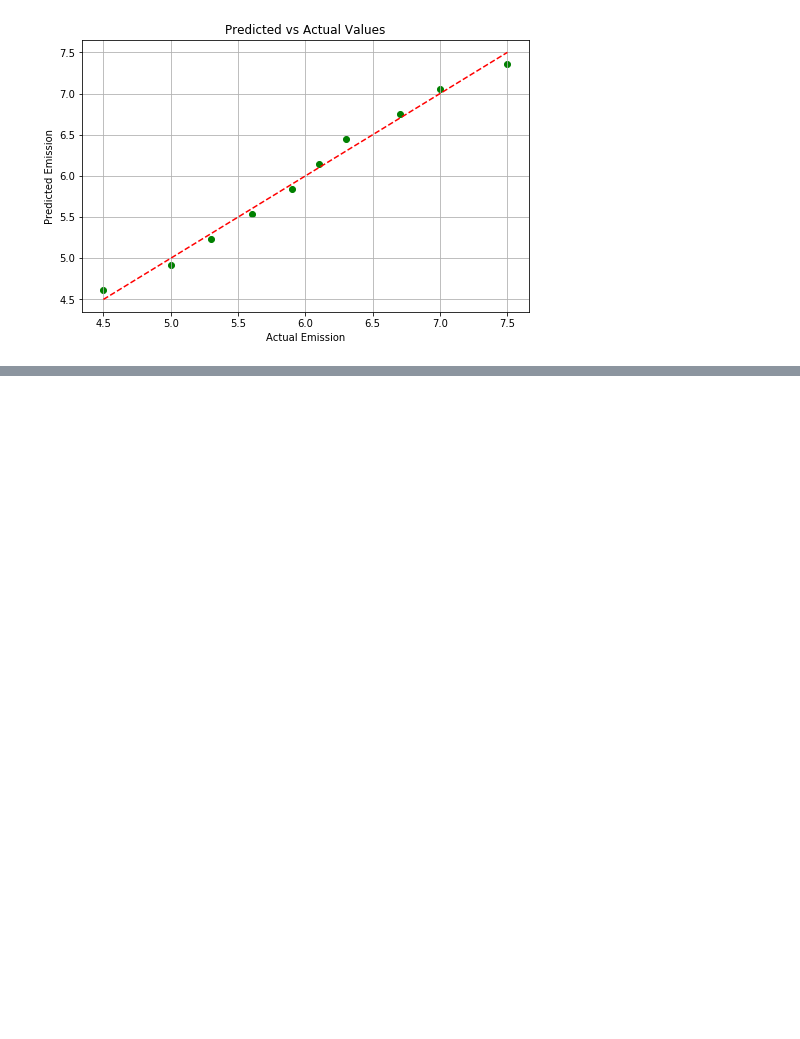
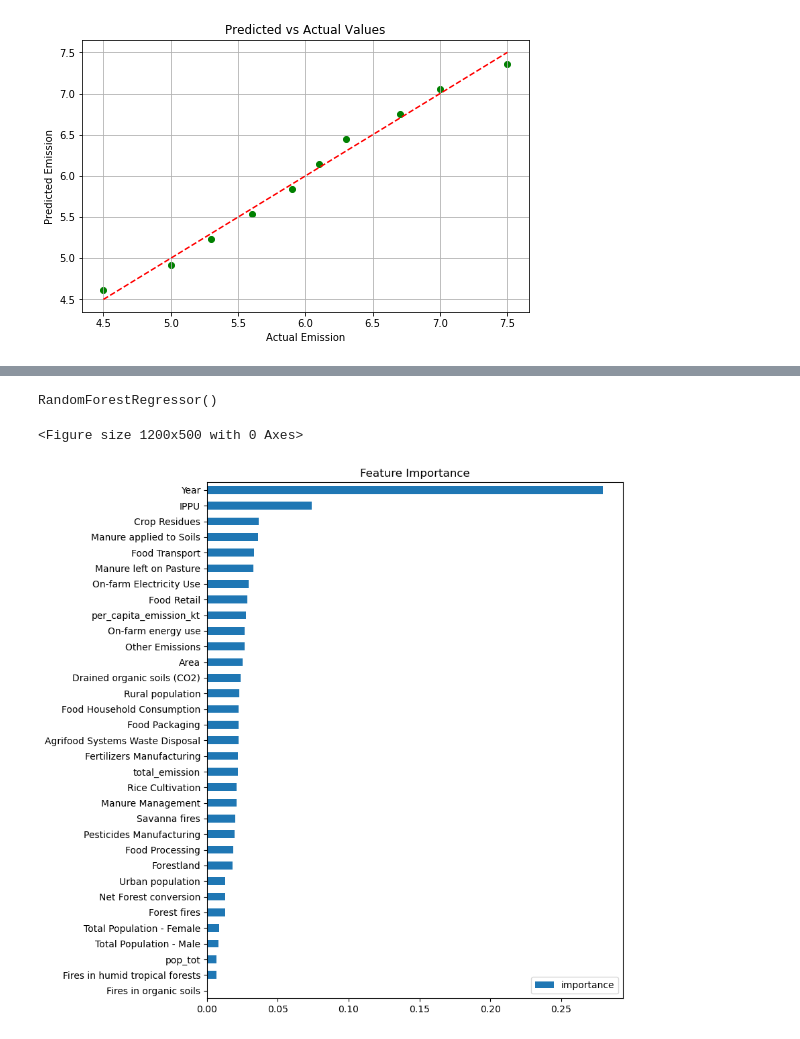
Before and after one commit to Mikateko0926/2401PTDS_Regression_Project, a Jupyter notebook: Regression Project CO2 emissions.ipynb, the cells around one changed output, grey strips where cells are left out. Saved outputs shown, nothing was run; the diff lists cells and outputs as text; code cells hidden in the pictures; blank space fills up the shorter version.

```diff
--- a/Regression Project CO2 emissions.ipynb
+++ b/Regression Project CO2 emissions.ipynb
@@ -805,0 +902,16 @@ plt.show()
+# %%
+reg =  RandomForestRegressor()
+reg.fit(x_train,y_train)
+# %% [output]
+RandomForestRegressor()
+# %%
+# Plotting feature importance with RandomForest
+fi = pd.DataFrame(data=reg.feature_importances_,
+             index=reg.feature_names_in_,
+             columns=['importance'])
+plt.figure(figsize = (12,5))
+fi.sort_values('importance').plot(kind='barh', title='Feature Importance', figsize =(8,10))
+plt.show()
+# %% [output]
+<Figure size 1200x500 with 0 Axes>
+[figure, added]
```
Also changed, not shown: parts of 10 cells of this notebook.
